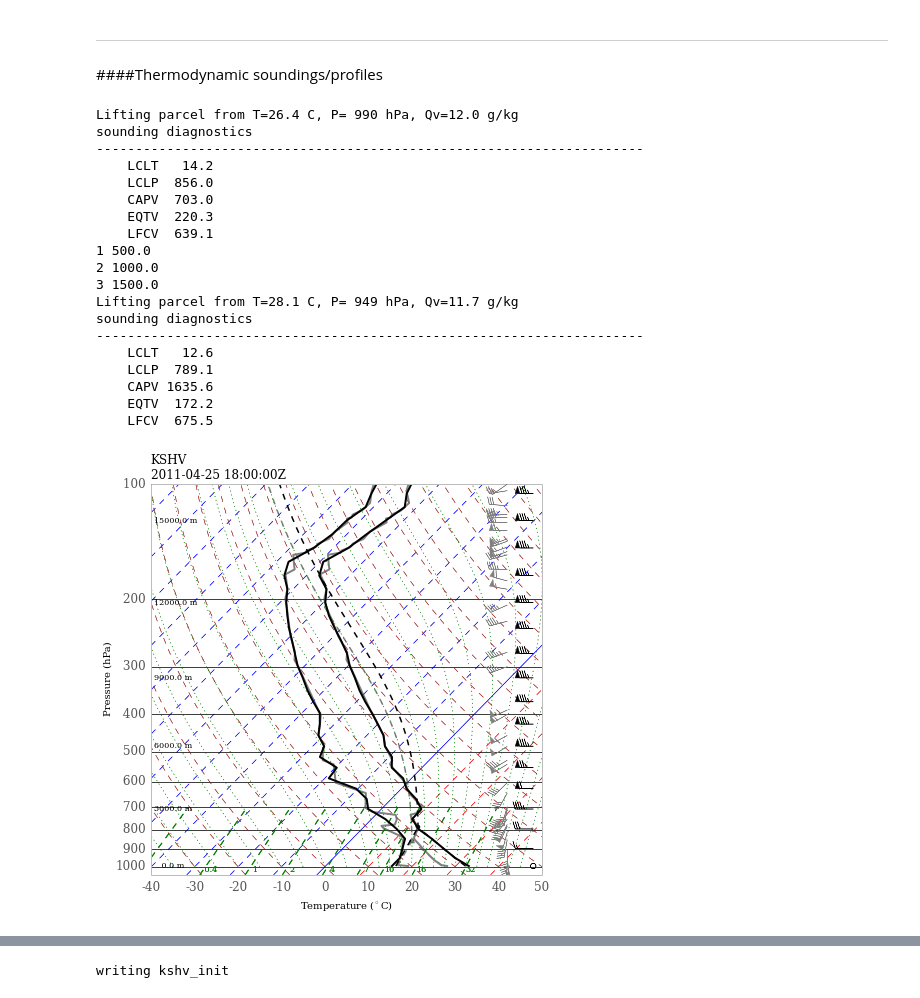
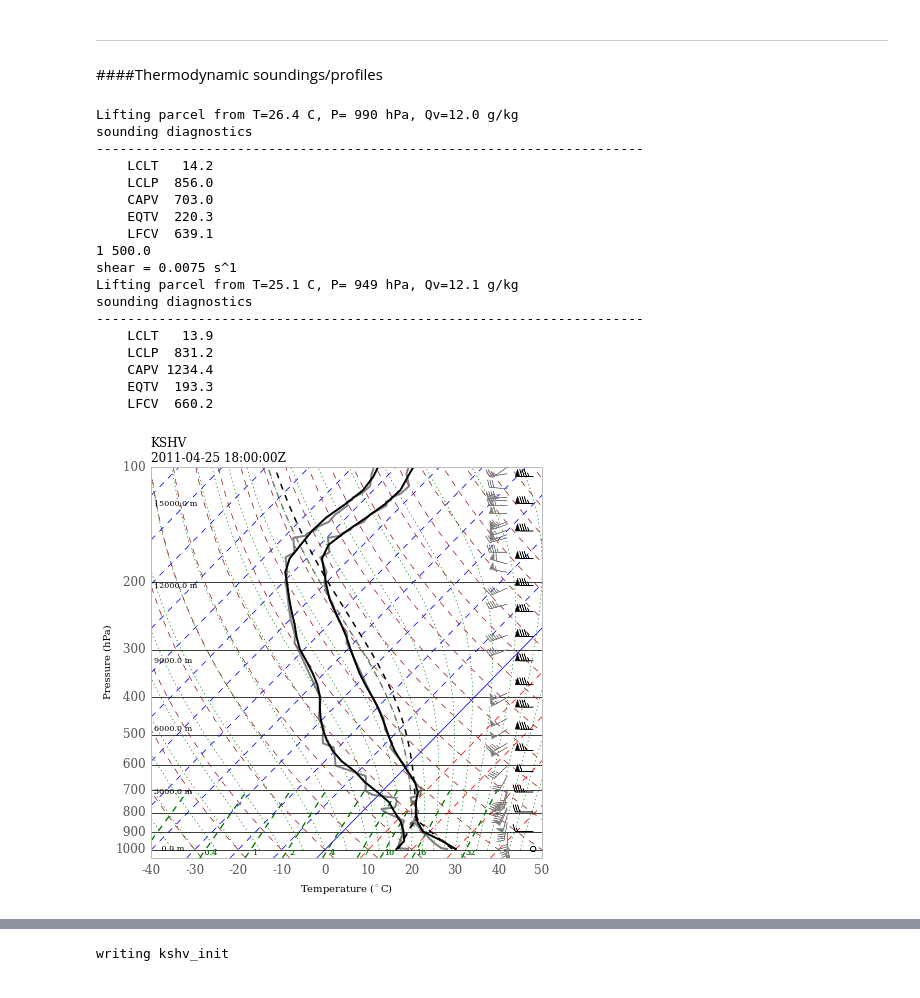
Before and after one commit to darothen/crm-tools, a Jupyter notebook: cases/case2_kshv_20110425_18z/setup_crm_2d.ipynb, the cells around one changed output, grey strips where cells are left out. Drawn from its saved outputs; the diff is of its cells as text; code cells hidden in the pictures.

```diff
--- a/cases/case2_kshv_20110425_18z/setup_crm_2d.ipynb
+++ b/cases/case2_kshv_20110425_18z/setup_crm_2d.ipynb
@@ -195,18 +196,25 @@ heights = sounding['height']
 model_temperature = interp1d(heights,
                              sounding['temperature'], kind='cubic')(zs[1:])
 model_temperature = prepend(sounding['temperature'].values[0], model_temperature)
+model_temperature = soundings.filter_121(model_temperature, 1)
 
 model_pressure = interp1d(heights,
                           sounding['pressure'], kind='slinear')(zs[1:])
 model_pressure = prepend(sounding['pressure'].values[0], model_pressure)
 
-model_dewpoint = interp1d(heights,
-                          sounding['dewpoint'], kind='cubic')(zs[1:])
-model_dewpoint = prepend(sounding['dewpoint'].values[0], model_dewpoint)
+#model_dewpoint = interp1d(heights,
+#                          sounding['dewpoint'], kind='cubic')(zs[1:])
+#model_dewpoint = prepend(sounding['dewpoint'].values[0], model_dewpoint)
+#model_dewpoint = filter_121(model_dewpoint, 20)
 
 model_qv = interp1d(heights, ## g/kg -> kg/kg
                     sounding['mixing_ratio']/1000., kind='slinear')(zs[1:])
 model_qv = prepend(sounding['mixing_ratio'].values[0]/1000., model_qv)
+model_qv = soundings.filter_121(model_qv, 1)
+
+model_dewpoint = soundings.calc_dewpoint(model_temperature,
+                                         model_pressure,
+                                         model_qv)
 
 model_dir = interp1d(heights,
                      sounding['direction']*1.0, kind='slinear')(zs[1:])
@@ -241,9 +249,10 @@ model_sounding.dewpoint.ix[0] = model_sounding.dewpoint[1]
 
 # 3) Raise the surface temperature by 5 degrees, and adiabatically raise
 # the temp in the lowest model layers
-t_new = [model_sounding.temperature[0]+5]
+T_sfc_heat = 2.
+t_new = [model_sounding.temperature[0] + T_sfc_heat]
 for i in xrange(1, len(zs)):
-    if zs[i] > 1.5e3: break
+    if zs[i] > 0.5e3: break
     print i, zs[i]
     t_new.append(t_new[-1] - (zs[i]-zs[i-1])*9.81/1004.)
 #print t_new
@@ -265,6 +274,7 @@ model_sounding.dewpoint[above_trop] = soundings.calc_dewpoint( \
 # 5) There's a discontinuity in the water vapor profile between
 # 1.5 and 3.0 km. Smooth it out by fixing the qv mixing ratio to decrease
 # linearly with height between these altitudes.
+'''
 layer = (model_sounding.height >= 1500.) & (model_sounding.height <= 3000.)
 qv_layer = model_sounding.mixing_ratio[layer]
 
@@ -277,6 +287,7 @@ model_sounding.dewpoint[layer] = soundings.calc_dewpoint( \
                                    model_sounding.temperature[layer],
                                    model_sounding.pressure[layer],
                                    model_sounding.mixing_ratio[layer]*1e-3)
+'''
 
 # 6) Try a totally new wind profile, following Rotunno et al (1988)
 z = model_sounding.height.values*1e-3
@@ -289,46 +300,47 @@ u0 = 0 # m/s
 z_cut = 6.0 # km
 shear = 45. / z_cut # m/s / km
 us[z <= z_cut] = u0 + z[z <= z_cut]*shear
-us[z > z_cut] = 45.
+us[z > z_cut] = us[z == z_cut]
 model_sounding.us = us/0.51444 # calcualted in m/s -> convert to knots
 model_sounding.vs[:] = 0.
+
+print "shear = %1.4f s^1" % (shear/1000., )
 
 ###############################
 ## Finished with modifications!
 
 soundings.plot_skewt(model_sounding, ax=ax1, first_index=0,
                         lift_parcel=True, plot_winds=True, diags=['CAPE'],
                         T_color='k', Td_color='k', parcel_color='k',
                         barb_loc=48., barb_color='k', label_altitudes=True)
 #ax1.set_xlim(-32)
 
 ## Correct model winds from knots -> m/s
 model_sounding['us'] = model_sounding['us']*0.51444
 model_sounding['vs'] = model_sounding['vs']*0.51444
 
 plt.savefig("initial_sounding.pdf")
 plt.savefig("initial_sounding.png")
 # %% [output]
 Lifting parcel from T=26.4 C, P= 990 hPa, Qv=12.0 g/kg
 sounding diagnostics
 ----------------------------------------------------------------------
     LCLT   14.2
     LCLP  856.0
     CAPV  703.0
     EQTV  220.3
     LFCV  639.1
 1 500.0
-2 1000.0
-3 1500.0
-Lifting parcel from T=28.1 C, P= 949 hPa, Qv=11.7 g/kg
+shear = 0.0075 s^1
+Lifting parcel from T=25.1 C, P= 949 hPa, Qv=12.1 g/kg
 sounding diagnostics
 ----------------------------------------------------------------------
-    LCLT   12.6
-    LCLP  789.1
-    CAPV 1635.6
-    EQTV  172.2
-    LFCV  675.5
+    LCLT   13.9
+    LCLP  831.2
+    CAPV 1234.4
+    EQTV  193.3
+    LFCV  660.2
-[figure, old version]
+[figure, new version]
 # %%
 ## Plot winds
 fig, [ax1, ax2] = plt.subplots(1, 2, figsize=(12,5), sharey=True)
```
Also changed, not shown: parts of 6 cells of this notebook, 4 other files.
